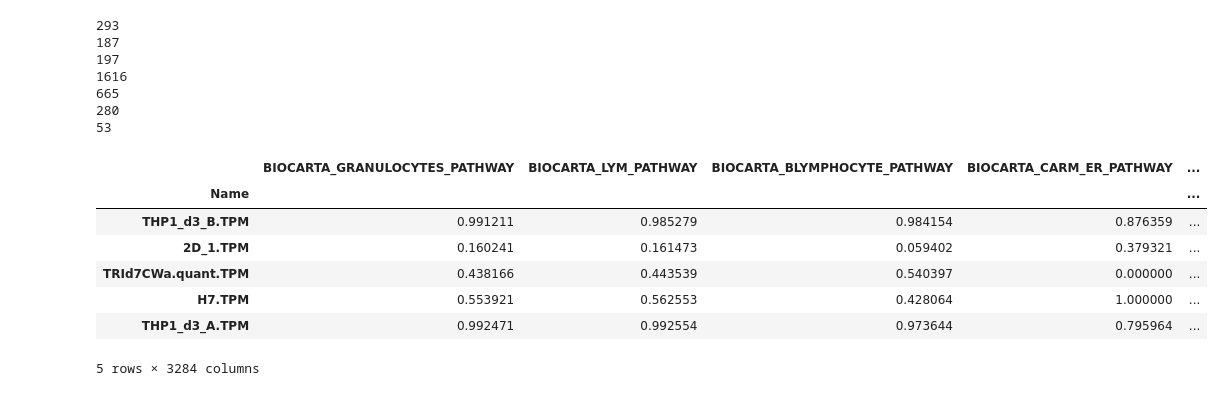
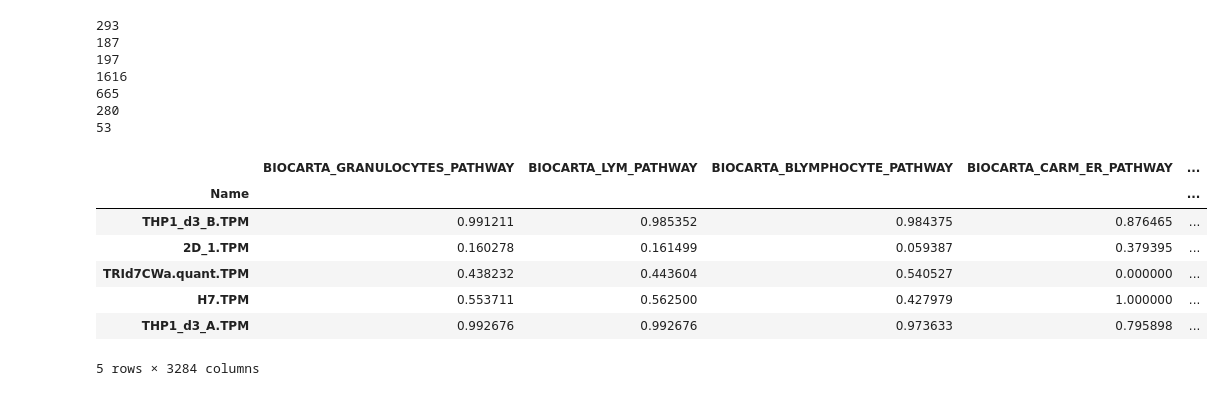
Before and after one commit to sinorockie/GlioML, a Jupyter notebook: GlioML-Main.ipynb, the cells around one changed output. Drawn from its saved outputs; the diff is of its cells as text; code cells hidden in the pictures.

```diff
--- a/GlioML-Main.ipynb
+++ b/GlioML-Main.ipynb
@@ -299,19 +299,20 @@ def normalize(df):
 # %%
 # prediction data
 predictData = pd.DataFrame(data = myCCLSignature).transpose()
 new_header = predictData.iloc[0]
 predictData = predictData[1:]
 predictData.columns = new_header
 predictData = predictData.apply(pd.to_numeric, errors='ignore')
 predictData = predictData.set_index(['Name'])
 predictData = normalize(predictData)
+predictData = predictData.astype('float16')
 predictData.head()
 # %% [output]
 |  | BIOCARTA_GRANULOCYTES_PATHWAY | BIOCARTA_LYM_PATHWAY | BIOCARTA_BLYMPHOCYTE_PATHWAY | BIOCARTA_CARM_ER_PATHWAY | ... |
 | Name |  |  |  |  | ... |
-| THP1_d3_B.TPM | 0.991211 | 0.985279 | 0.984154 | 0.876359 | ... |
-| 2D_1.TPM | 0.160241 | 0.161473 | 0.059402 | 0.379321 | ... |
-| TRId7CWa.quant.TPM | 0.438166 | 0.443539 | 0.540397 | 0.000000 | ... |
-| H7.TPM | 0.553921 | 0.562553 | 0.428064 | 1.000000 | ... |
-| THP1_d3_A.TPM | 0.992471 | 0.992554 | 0.973644 | 0.795964 | ... |
+| THP1_d3_B.TPM | 0.991211 | 0.985352 | 0.984375 | 0.876465 | ... |
+| 2D_1.TPM | 0.160278 | 0.161499 | 0.059387 | 0.379395 | ... |
+| TRId7CWa.quant.TPM | 0.438232 | 0.443604 | 0.540527 | 0.000000 | ... |
+| H7.TPM | 0.553711 | 0.562500 | 0.427979 | 1.000000 | ... |
+| THP1_d3_A.TPM | 0.992676 | 0.992676 | 0.973633 | 0.795898 | ... |
 5 rows × 3284 columns
```
Also changed, not shown: parts of 9 cells of this notebook, 9 other files.
